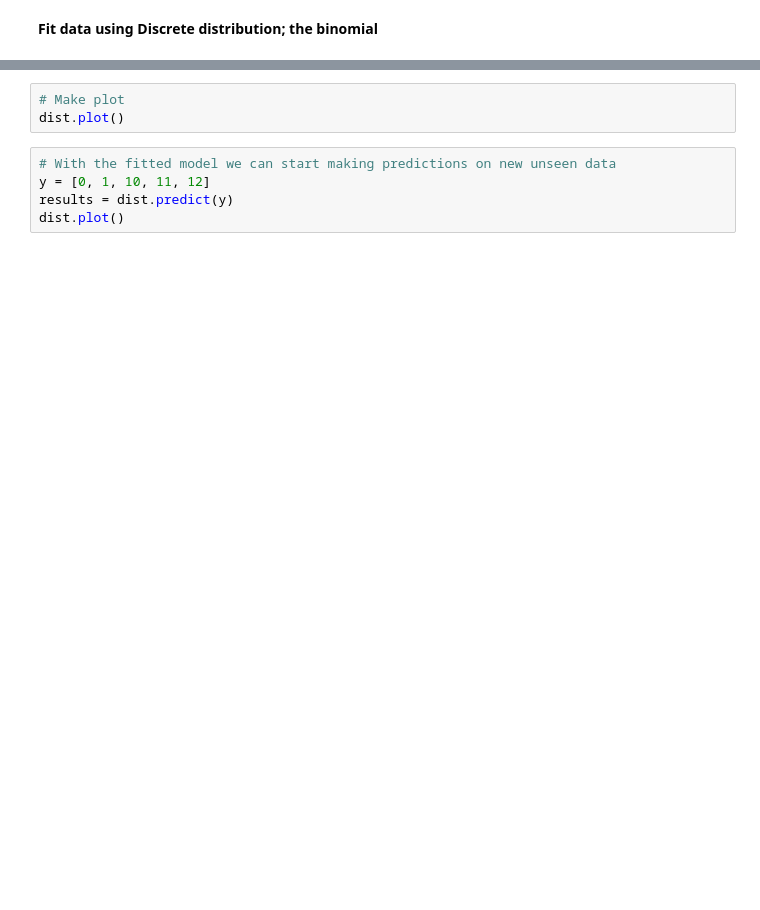
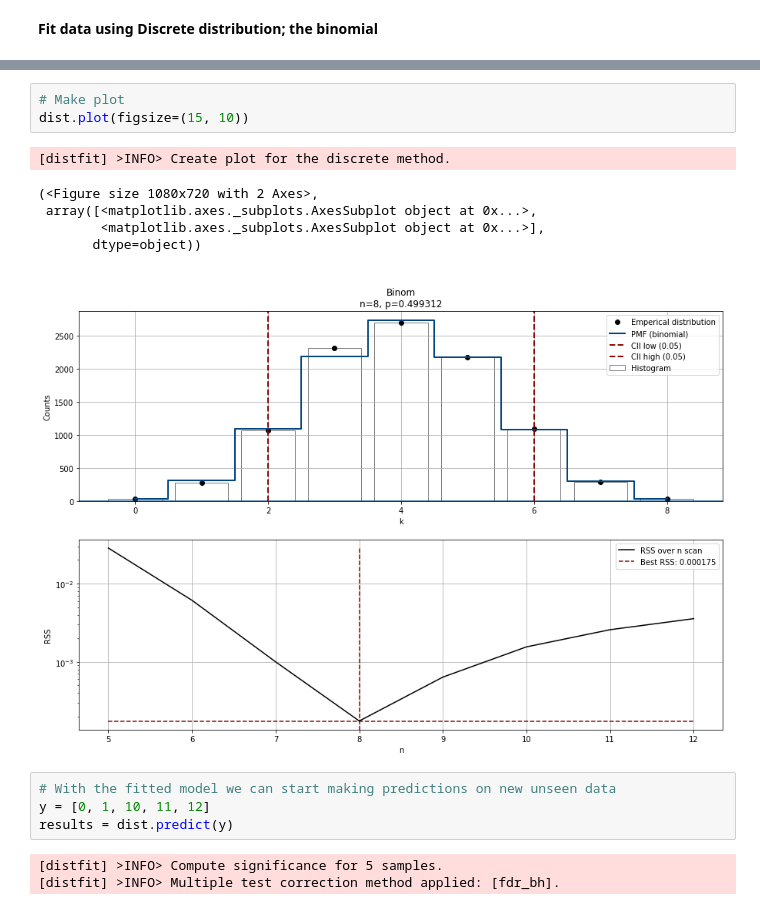
Before and after one commit to erdogant/distfit, a Jupyter notebook: notebooks/distfit.ipynb, the cells around one changed output, grey strips where cells are left out. Saved outputs shown, nothing was run; the diff lists cells and outputs as text; blank space fills up the shorter version.

```diff
--- a/notebooks/distfit.ipynb
+++ b/notebooks/distfit.ipynb
@@ -142,11 +177,20 @@ print(dist.model['p'])
 # %%
 # Make plot
-dist.plot()
+dist.plot(figsize=(15, 10))
+# %% [output]
+[distfit] >INFO> Create plot for the discrete method.
+(<Figure size 1080x720 with 2 Axes>,
+ array([<matplotlib.axes._subplots.AxesSubplot object at 0x...>,
+        <matplotlib.axes._subplots.AxesSubplot object at 0x...>],
+       dtype=object))
+[figure, added]
 # %%
 # With the fitted model we can start making predictions on new unseen data
 y = [0, 1, 10, 11, 12]
 results = dist.predict(y)
-dist.plot()
+# %% [output]
+[distfit] >INFO> Compute significance for 5 samples.
+[distfit] >INFO> Multiple test correction method applied: [fdr_bh].
 # %%
 # Make plot with the results
 dist.plot()
```
Also changed, not shown: parts of 12 cells of this notebook.
